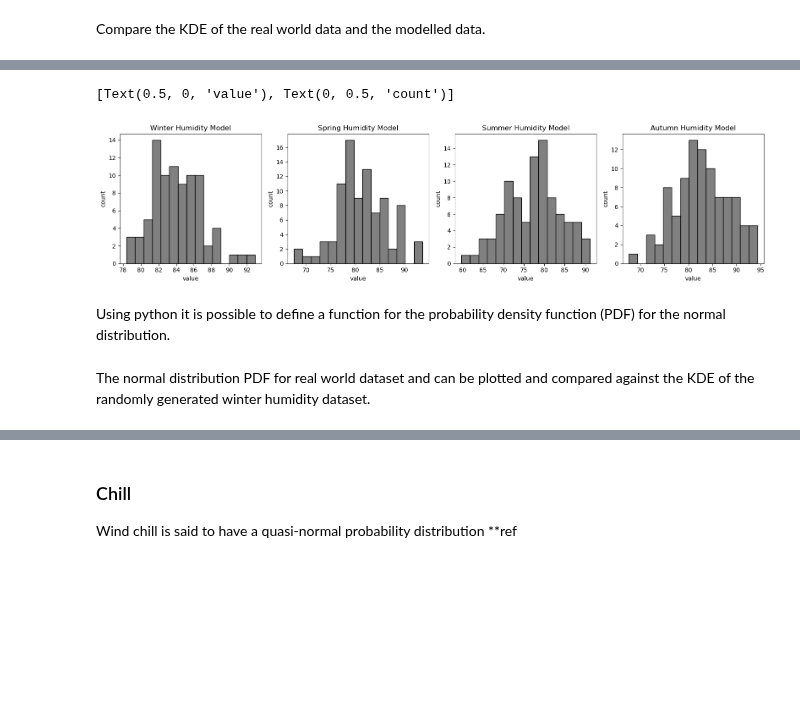
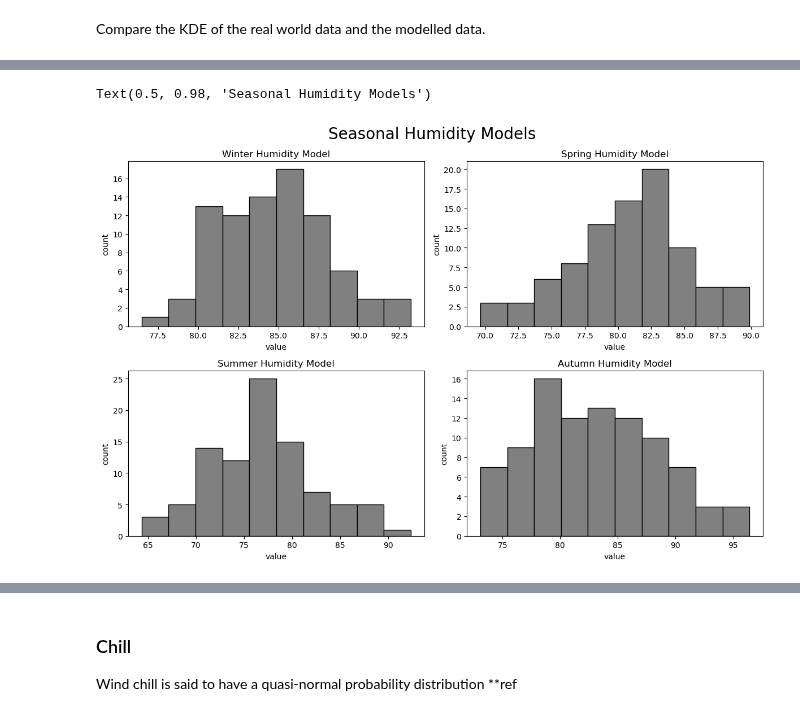
Before and after one commit to humphs078/ProgrammingforDataAnalysisAssignment_1, a Jupyter notebook: submission_notebook.ipynb, the cells around one changed output, grey strips where cells are left out. Cells and saved outputs as stored; diff of their text form; code cells hidden in the pictures; blank space fills up the shorter version.

Commit message:
Tidy up notebook. Fit humidity variable

```diff
--- a/submission_notebook.ipynb
+++ b/submission_notebook.ipynb
@@ -538,25 +549,21 @@ axe[1, 1].grid()
 # %%
 # seeding so the random numbers generated don't change when code is run, for demonstrative purposes
 seed = np.random.seed(4)
 
-plt.rcParams["figure.figsize"] = [16, 4]
-plt.rcParams["figure.autolayout"] = True
-
-fig, axis = plt.subplots(1, 4)
-axis[0].hist(winter_normal_humidity, color = 'grey', edgecolor = 'black', bins=15)
-axis[0].set_title("Winter Humidity Model")
-axis[0].set(xlabel='value', ylabel='count')
-axis[1].hist(spring_normal_humidity, color = 'grey', edgecolor = 'black', bins=15)
-axis[1].set_title("Spring Humidity Model")
-axis[1].set(xlabel='value', ylabel='count')
-axis[2].hist(summer_normal_humidity, color = 'grey', edgecolor = 'black', bins=15)
-axis[2].set_title("Summer Humidity Model")
-axis[2].set(xlabel='value', ylabel='count')
-axis[3].hist(autumn_normal_humidity, color = 'grey', edgecolor = 'black', bins=15)
-axis[3].set_title("Autumn Humidity Model")
-axis[3].set(xlabel='value', ylabel='count')
+fig, axis = plt.subplots(2, 2)
+axis[0, 0].hist(winter_normal_humidity, color = 'grey', edgecolor = 'black', bins=10)
+axis[0, 0].set_title("Winter Humidity Model")
+axis[0, 0].set(xlabel='value', ylabel='count')
+axis[0, 1].hist(spring_normal_humidity, color = 'grey', edgecolor = 'black', bins=10)
+axis[0, 1].set_title("Spring Humidity Model")
+axis[0, 1].set(xlabel='value', ylabel='count')
+axis[1, 0].hist(summer_normal_humidity, color = 'grey', edgecolor = 'black', bins=10)
+axis[1, 0].set_title("Summer Humidity Model")
+axis[1, 0].set(xlabel='value', ylabel='count')
+axis[1, 1].hist(autumn_normal_humidity, color = 'grey', edgecolor = 'black', bins=10)
+axis[1, 1].set_title("Autumn Humidity Model")
+axis[1, 1].set(xlabel='value', ylabel='count')
+plt.suptitle('Seasonal Humidity Models', fontsize = 20)
 # %% [output]
-[Text(0.5, 0, 'value'), Text(0, 0.5, 'count')]
+Text(0.5, 0.98, 'Seasonal Humidity Models')
-[figure, old version]
+[figure, new version]
-# %% [markdown]
-Using python it is possible to define a function for the probability density function (PDF) for the normal distribution.
@@ -567,2 +569,0 @@ def normal_dist(x , mean , sd):
-# %% [markdown]
-The normal distribution PDF for real world dataset and can be plotted and compared against the KDE of the randomly generated winter humidity dataset.
```
Also changed, not shown: parts of 10 cells of this notebook.
